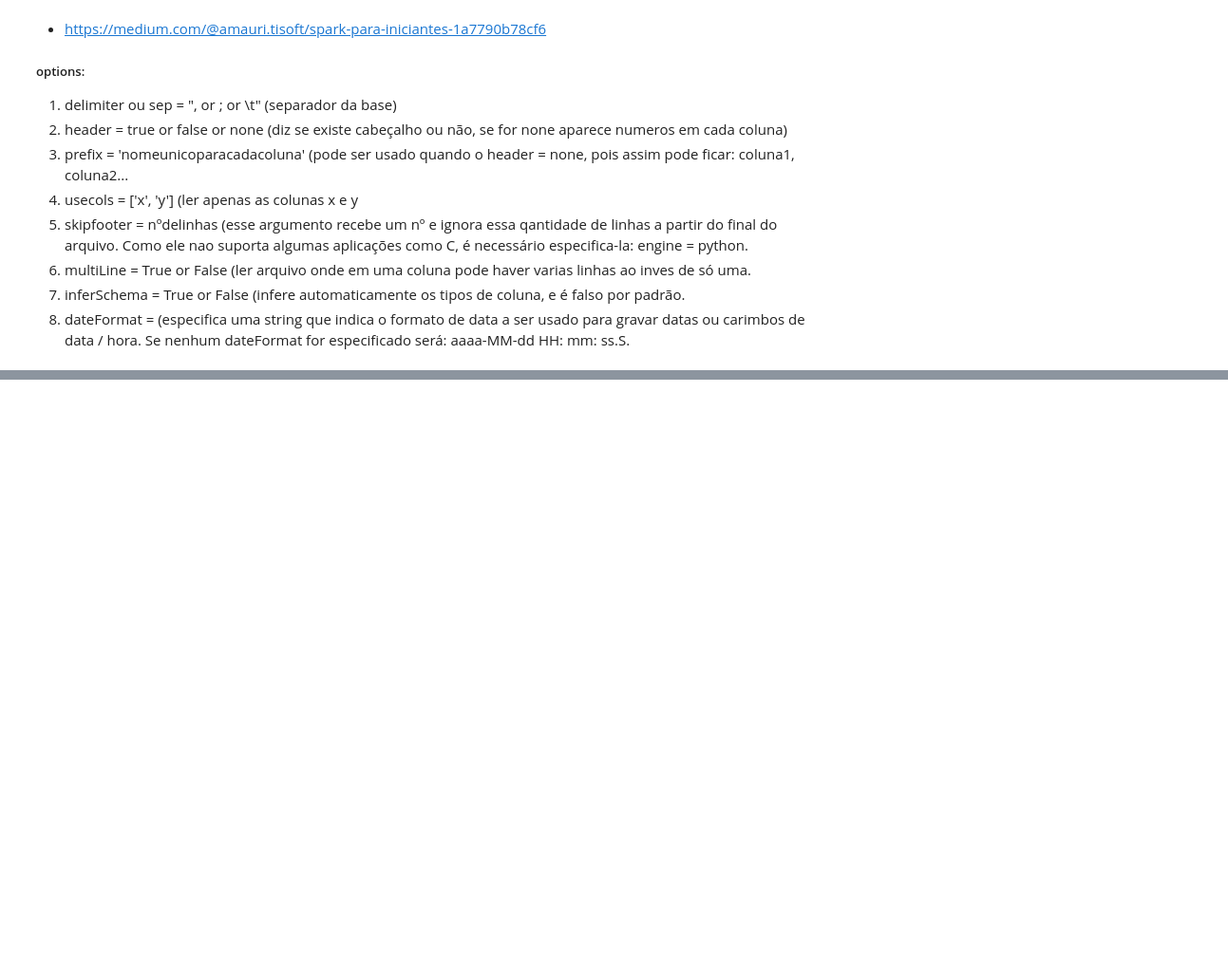
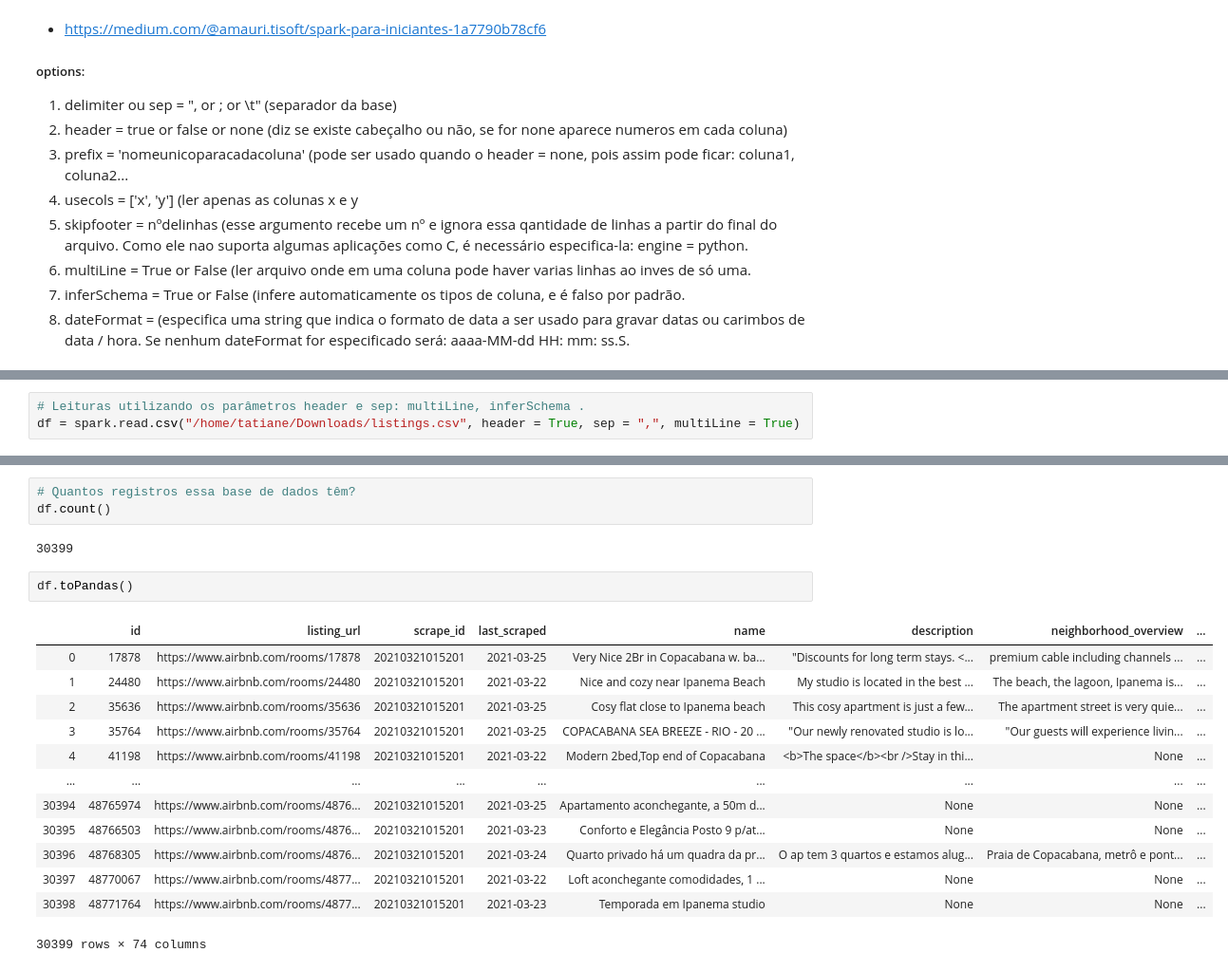
Before and after one commit to TatianeXimenes/aprendendo-pyspark, a Jupyter notebook: metadata/01_conhecendo_funcoes/01_leitura_csv.ipynb, the cells around one changed output, grey strips where cells are left out. Shown at 95% size. Saved outputs shown, nothing was run; the diff lists cells and outputs as text; blank space fills up the shorter version.

Commit message:
Continuação da atividade utilizando pyspark no jupyter notebook

```diff
--- a/metadata/01_conhecendo_funcoes/01_leitura_csv.ipynb
+++ b/metadata/01_conhecendo_funcoes/01_leitura_csv.ipynb
@@ -35,0 +45,3 @@
+# %%
+# Leituras utilizando os parâmetros header e sep: multiLine, inferSchema .
+df = spark.read.csv("/home/tatiane/Downloads/listings.csv", header = True, sep = ",", multiLine = True)
@@ -35,0 +116,21 @@
+# %%
+# Quantos registros essa base de dados têm?
+df.count()
+# %% [output]
+30399
+# %%
+df.toPandas()
+# %% [output]
+|  | id | listing_url | scrape_id | last_scraped | name | description | neighborhood_overview | ... |
+| 0 | 17878 | https://www.airbnb.com/rooms/17878 | 20210321015201 | 2021-03-25 | Very Nice 2Br in Copacabana w. ba... | "Discounts for long term stays. <... | premium cable including channels ... | ... |
+| 1 | 24480 | https://www.airbnb.com/rooms/24480 | 20210321015201 | 2021-03-22 | Nice and cozy near Ipanema Beach | My studio is located in the best ... | The beach, the lagoon, Ipanema is... | ... |
+| 2 | 35636 | https://www.airbnb.com/rooms/35636 | 20210321015201 | 2021-03-25 | Cosy flat close to Ipanema beach | This cosy apartment is just a few... | The apartment street is very quie... | ... |
+| 3 | 35764 | https://www.airbnb.com/rooms/35764 | 20210321015201 | 2021-03-25 | COPACABANA SEA BREEZE - RIO - 20 ... | "Our newly renovated studio is lo... | "Our guests will experience livin... | ... |
+| 4 | 41198 | https://www.airbnb.com/rooms/41198 | 20210321015201 | 2021-03-22 | Modern 2bed,Top end of Copacabana | <b>The space</b><br />Stay in thi... | None | ... |
+| ... | ... | ... | ... | ... | ... | ... | ... | ... |
+| 30394 | 48765974 | https://www.airbnb.com/rooms/4876... | 20210321015201 | 2021-03-25 | Apartamento aconchegante, a 50m d... | None | None | ... |
+| 30395 | 48766503 | https://www.airbnb.com/rooms/4876... | 20210321015201 | 2021-03-23 | Conforto e Elegância Posto 9 p/at... | None | None | ... |
+| 30396 | 48768305 | https://www.airbnb.com/rooms/4876... | 20210321015201 | 2021-03-24 | Quarto privado há um quadra da pr... | O ap tem 3 quartos e estamos alug... | Praia de Copacabana, metrô e pont... | ... |
+| 30397 | 48770067 | https://www.airbnb.com/rooms/4877... | 20210321015201 | 2021-03-22 | Loft aconchegante comodidades, 1 ... | None | None | ... |
+| 30398 | 48771764 | https://www.airbnb.com/rooms/4877... | 20210321015201 | 2021-03-23 | Temporada em Ipanema studio | None | None | ... |
+30399 rows × 74 columns
```
Also changed, not shown: parts of 8 cells of this notebook.
